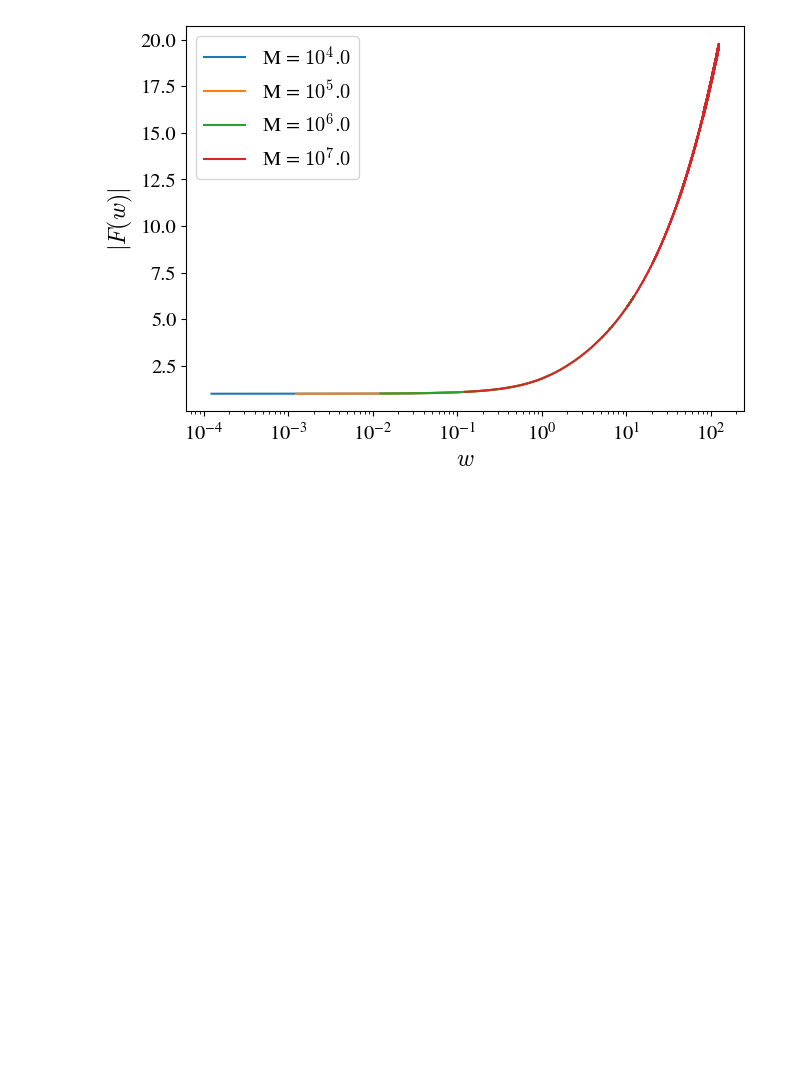
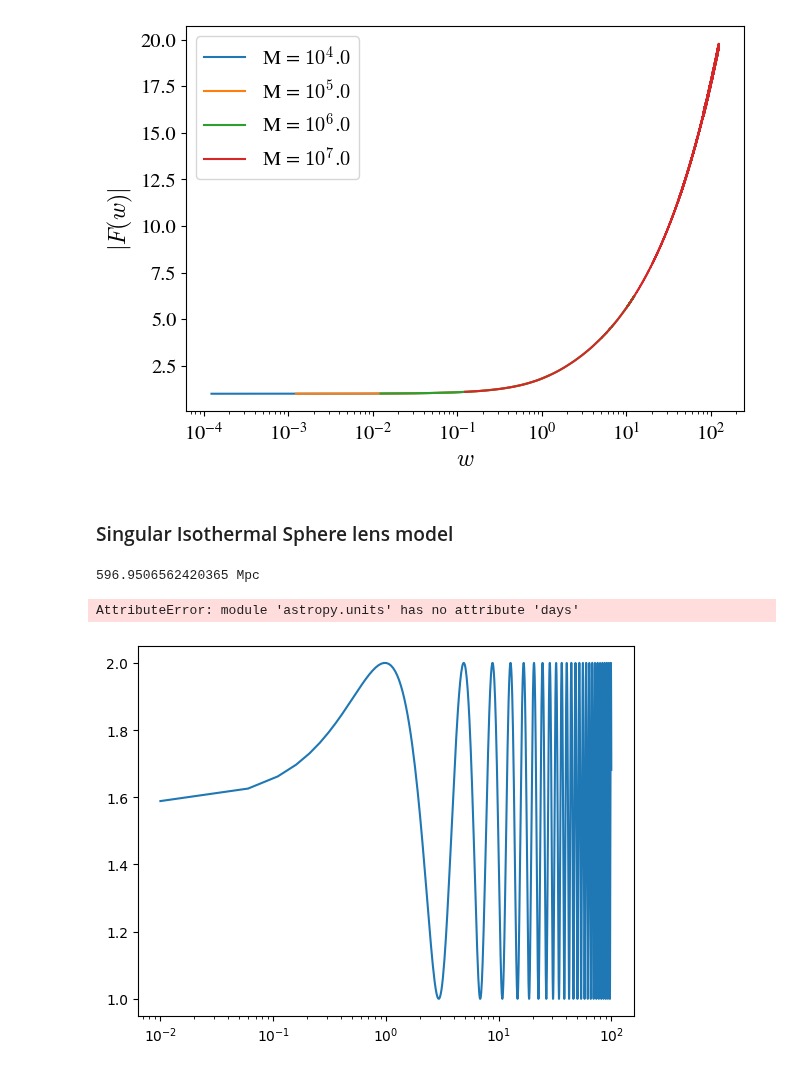
Before and after one commit to hsreekanth15/GWLENS, a Jupyter notebook: examples/getting_started.ipynb, the cells around one changed output. Drawn from its saved outputs; the diff is of its cells as text; code cells hidden in the pictures; blank space fills up the shorter version.

```diff
--- a/examples/getting_started.ipynb
+++ b/examples/getting_started.ipynb
@@ -140,3 +157,39 @@ plt.ylabel("$|F(w)|$")
 # %% [output]
 Text(0, 0.5, '$|F(w)|$')
 [figure]
+# %% [markdown]
+### Singular Isothermal Sphere lens model
+# %%
+from gwlens.lens import sis
+from astropy import units as u
+
+sis =  sis.SIS()
+
+y1 = 0.9
+y2 = 0
+
+sigma = 200
+
+zL= 1.0
+zS = 2.0
+
+info = sis.solve_images(y1,y2, method="analytic")
+
+td= sis.Time_Delay(y1,y2,sigma,zL,zS)
+
+td[1].to(u.day)
+# %% [output]
+596.9506562420365 Mpc
+AttributeError: module 'astropy.units' has no attribute 'days'
+# %%
+import numpy as np
+import matplotlib.pyplot as plt
+w =  np.linspace(0.01,100,2000)
+
+y = 0.8
+
+F = sis.Amplification(w,y)
+plt.plot(w,np.abs(F))
+plt.xscale("log")
+# %% [output]
+[figure, added]
```
Also changed, not shown: parts of 3 cells of this notebook, 6 other files.
